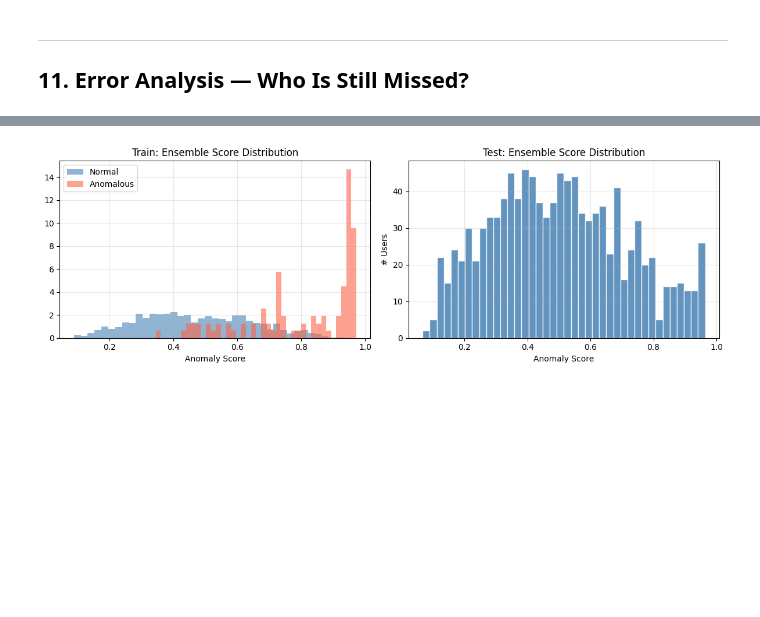
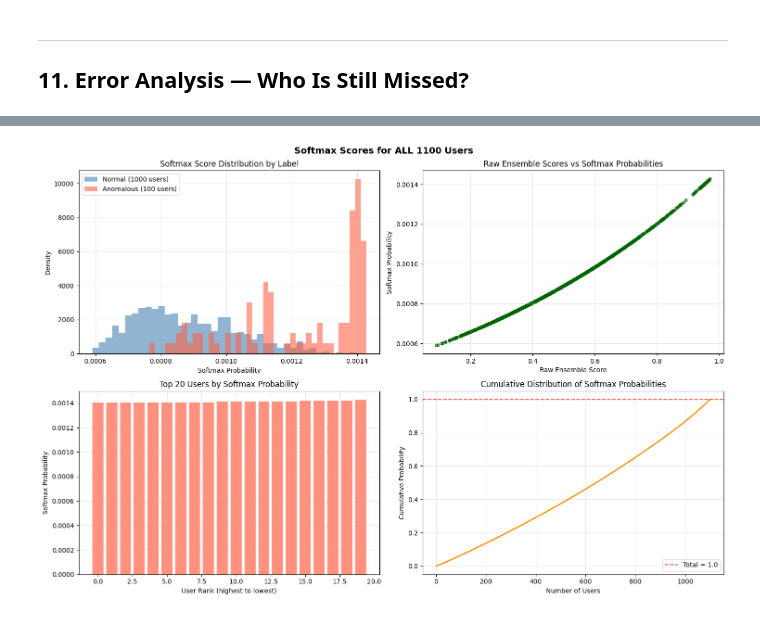
Before and after one commit to Zypperman/cs421pain, a Jupyter notebook: Strategies/Jeremy/MCA_Anomaly_Detection_v2.ipynb, the cells around one changed output, grey strips where cells are left out. Cells and saved outputs as stored; diff of their text form; code cells hidden in the pictures; blank space fills up the shorter version.

Commit message:
Convert MCA output to softmax scores

```diff
--- a/Strategies/Jeremy/MCA_Anomaly_Detection_v2.ipynb
+++ b/Strategies/Jeremy/MCA_Anomaly_Detection_v2.ipynb
@@ -64,14 +64,12 @@ Indicator width  : 1000 x 7 = 7000 (6 rating cats + 1 absent)
 ---
 ## 2. Data Loading
 # %%
-import os
-data_folder = 'C:/Users/xavie/Y3S1/cs421/project/cs421pain/data'
-data        = np.load(os.path.join(data_folder, 'training_batch_with_labels.npz'))
+data        = np.load('./data/training_batch_with_labels.npz')
 X_raw, y_raw = data['X'], data['y']
 ratings_df  = pd.DataFrame(X_raw, columns=['user','item','rating'])
 labels_df   = pd.DataFrame(y_raw, columns=['user','label'])
 
-data_test       = np.load(os.path.join(data_folder, 'first_batch.npz'))
+data_test       = np.load('./data/subset_training_batch.npz')
 test_ratings_df = pd.DataFrame(data_test['X'], columns=['user','item','rating'])
 
 label_map = labels_df.set_index('user')['label']
@@ -688,23 +686,80 @@ Missed anomalies (FN) — statistics:
 # %%
-print(f'Test predictions: {len(ensemble_test)} users')
-print(f'Score range: [{ensemble_test.min():.4f}, {ensemble_test.max():.4f}]')
+print('=== Generating Softmax Scores for ALL 1100 Users ===')
 
-np.savez('submission.npz', predictions=ensemble_test)
-print('submission.npz saved — zip and upload to Codabench.')
+# Generate ensemble scores for ALL 1100 users (not just test subset)
+print(f'Generating ensemble scores for all {len(train_users_all)} users...')
+ensemble_all_1100 = weighted_ensemble(signals_train, signal_aucs)
 
-fig, axes = plt.subplots(1, 2, figsize=(12, 4))
-axes[0].hist(ensemble_train[train_labels_all==0], bins=40, alpha=0.6,
-             color='steelblue', density=True, label='Normal')
-axes[0].hist(ensemble_train[train_labels_all==1], bins=40, alpha=0.6,
-             color='tomato', density=True, label='Anomalous')
-axes[0].set_title('Train: Ensemble Score Distribution')
-axes[0].set_xlabel('Anomaly Score'); axes[0].legend(); axes[0].grid(alpha=0.3)
+# Apply softmax transformation to convert to probability distribution
+def softmax(scores):
+    """Apply softmax transformation to convert scores to probabilities."""
+    # Subtract max for numerical stability
+    exp_scores = np.exp(scores - np.max(scores))
+    softmax_probs = exp_scores / np.sum(exp_scores)
+    return softmax_probs
 
-axes[1].hist(ensemble_test, bins=40, color='steelblue', edgecolor='white', alpha=0.85)
-axes[1].set_title('Test: Ensemble Score Distribution')
-axes[1].set_xlabel('Anomaly Score'); axes[1].set_ylabel('# Users'); axes[1].grid(alpha=0.3)
+softmax_scores_all_1100 = softmax(ensemble_all_1100)
+
+# Validate softmax output
+print(f'\nSoftmax validation:')
+print(f'  - Number of users: {len(softmax_scores_all_1100)}')
+print(f'  - Sum of probabilities: {softmax_scores_all_1100.sum():.6f}')
+print(f'  - Score range: [{softmax_scores_all_1100.min():.6f}, {softmax_scores_all_1100.max():.6f}]')
+print(f'  - Mean probability: {softmax_scores_all_1100.mean():.6f}')
+
+# Save softmax scores for all 1100 users
+np.savez('submission.npz', predictions=softmax_scores_all_1100)
+print('\n✓ submission.npz saved with softmax scores for ALL 1100 users')
+print('  - Format: softmax probabilities (sum = 1.0)')
+print('  - Higher values = higher anomaly probability')
+print('  - Zip and upload to Codabench.')
+
+# Visualization
+fig, axes = plt.subplots(2, 2, figsize=(15, 10))
+fig.suptitle('Softmax Scores for ALL 1100 Users', fontsize=14, fontweight='bold')
+
+# 1. Softmax score distribution by label
+axes[0,0].hist(softmax_scores_all_1100[train_labels_all==0], bins=40, alpha=0.6,
+               color='steelblue', density=True, label='Normal (1000 users)')
+axes[0,0].hist(softmax_scores_all_1100[train_labels_all==1], bins=40, alpha=0.6,
+               color='tomato', density=True, label='Anomalous (100 users)')
+axes[0,0].set_title('Softmax Score Distribution by Label')
+axes[0,0].set_xlabel('Softmax Probability'); axes[0,0].set_ylabel('Density')
+axes[0,0].legend(); axes[0,0].grid(alpha=0.3)
+
+# 2. Raw ensemble vs softmax comparison
+axes[0,1].scatter(ensemble_all_1100, softmax_scores_all_1100, alpha=0.6, s=20, color='darkgreen')
+axes[0,1].set_title('Raw Ensemble Scores vs Softmax Probabilities')
+axes[0,1].set_xlabel('Raw Ensemble Score'); axes[0,1].set_ylabel('Softmax Probability')
+axes[0,1].grid(alpha=0.3)
+
+# 3. Top 20 users by softmax probability
+top_20_idx = np.argsort(softmax_scores_all_1100)[-20:]
+top_20_scores = softmax_scores_all_1100[top_20_idx]
+top_20_labels = train_labels_all[top_20_idx]
+colors = ['tomato' if label == 1 else 'steelblue' for label in top_20_labels]
+
+axes[1,0].bar(range(20), top_20_scores, color=colors, alpha=0.7)
+axes[1,0].set_title('Top 20 Users by Softmax Probability')
+axes[1,0].set_xlabel('User Rank (highest to lowest)'); axes[1,0].set_ylabel('Softmax Probability')
+axes[1,0].grid(alpha=0.3)
+
+# 4. Cumulative distribution
+sorted_scores = np.sort(softmax_scores_all_1100)
+cumulative = np.cumsum(sorted_scores)
+axes[1,1].plot(range(1, len(sorted_scores)+1), cumulative, color='darkorange', linewidth=2)
+axes[1,1].axhline(y=1.0, color='red', linestyle='--', alpha=0.7, label='Total = 1.0')
+axes[1,1].set_title('Cumulative Distribution of Softmax Probabilities')
+axes[1,1].set_xlabel('Number of Users'); axes[1,1].set_ylabel('Cumulative Probability')
+axes[1,1].legend(); axes[1,1].grid(alpha=0.3)
 
 plt.tight_layout()
-plt.savefig('submission_scores.png', dpi=150, bbox_inches='tight')
+plt.savefig('softmax_submission_analysis.png', dpi=150, bbox_inches='tight')
 plt.show()
+
+print('\n=== Summary ===')
+print(f'✓ Generated softmax scores for {len(softmax_scores_all_1100)} users')
+print(f'✓ Scores are properly normalized (sum = {softmax_scores_all_1100.sum():.6f})')
+print(f'✓ Higher scores indicate higher anomaly probability')
+print(f'✓ submission.npz ready for upload')
 # %% [output]
@@ -714 +779 @@ submission.npz saved — zip and upload to Codabench.
-[figure, old version]
+[figure, new version]
```
Also changed, not shown: parts of 16 cells of this notebook.
